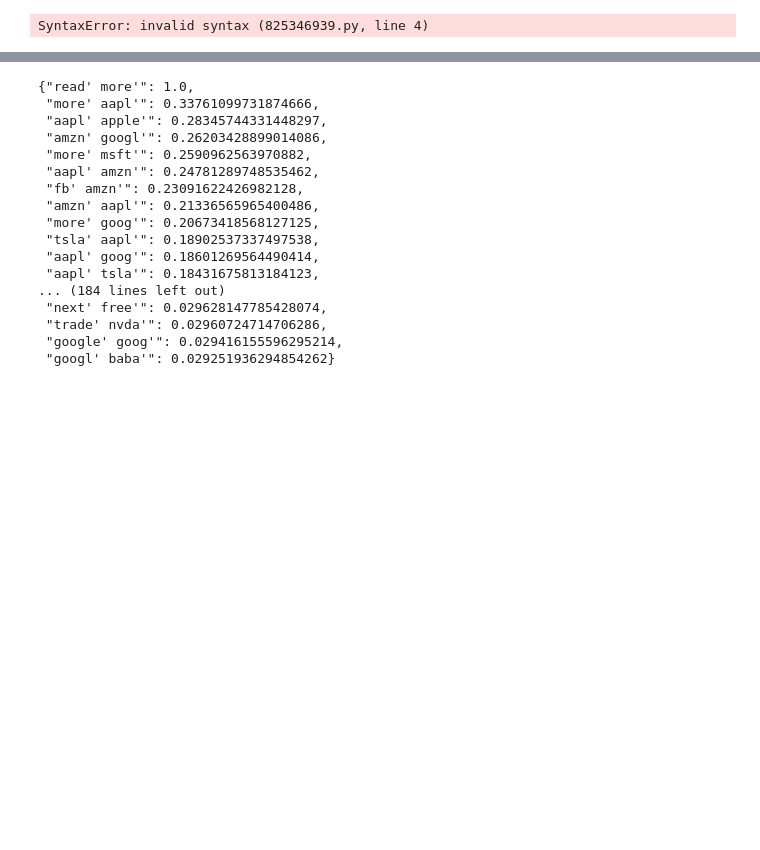
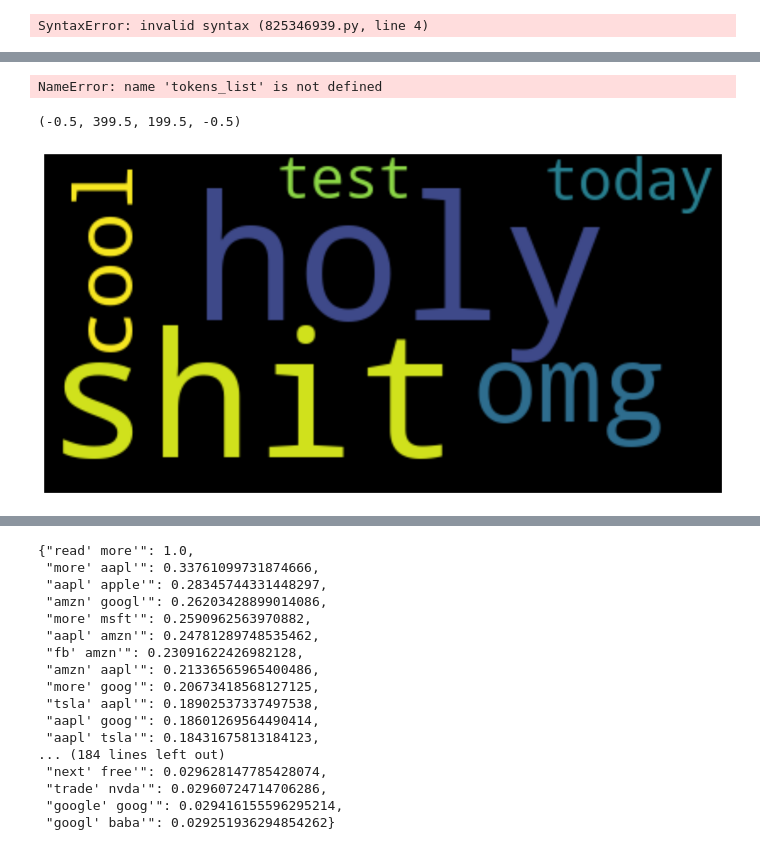
Before and after one commit to danielosetiawan/NLP_sentiment_analysis, a Jupyter notebook: Text Exploratory Analysis.ipynb, the cells around one changed output, grey strips where cells are left out. Saved outputs shown, nothing was run; the diff lists cells and outputs as text; code cells hidden in the pictures; blank space fills up the shorter version.

```diff
--- a/Text Exploratory Analysis.ipynb
+++ b/Text Exploratory Analysis.ipynb
@@ -71 +100,15 @@ df[df['Lemmatized_tokens'].str.contains('o')]
+# %%
+text = [x for x in tokens_list if not re.search('…|“', x)]
+# %% [output]
+NameError: name 'tokens_list' is not defined
+# %%
+text = 'holy shit omg holy shit omg this is cool what are you doing today this is a test'
+wordcloud = WordCloud().generate(text)
+#Display the generated image
+plt.imshow(wordcloud, interpolation="bilinear")
+# plt.figure(figsize=[8,10])
+plt.axis("off")
+# %% [output]
+(-0.5, 399.5, 199.5, -0.5)
+[figure, added]
 # %%
```
Also changed, not shown: parts of 4 cells of this notebook, 28 other files.
